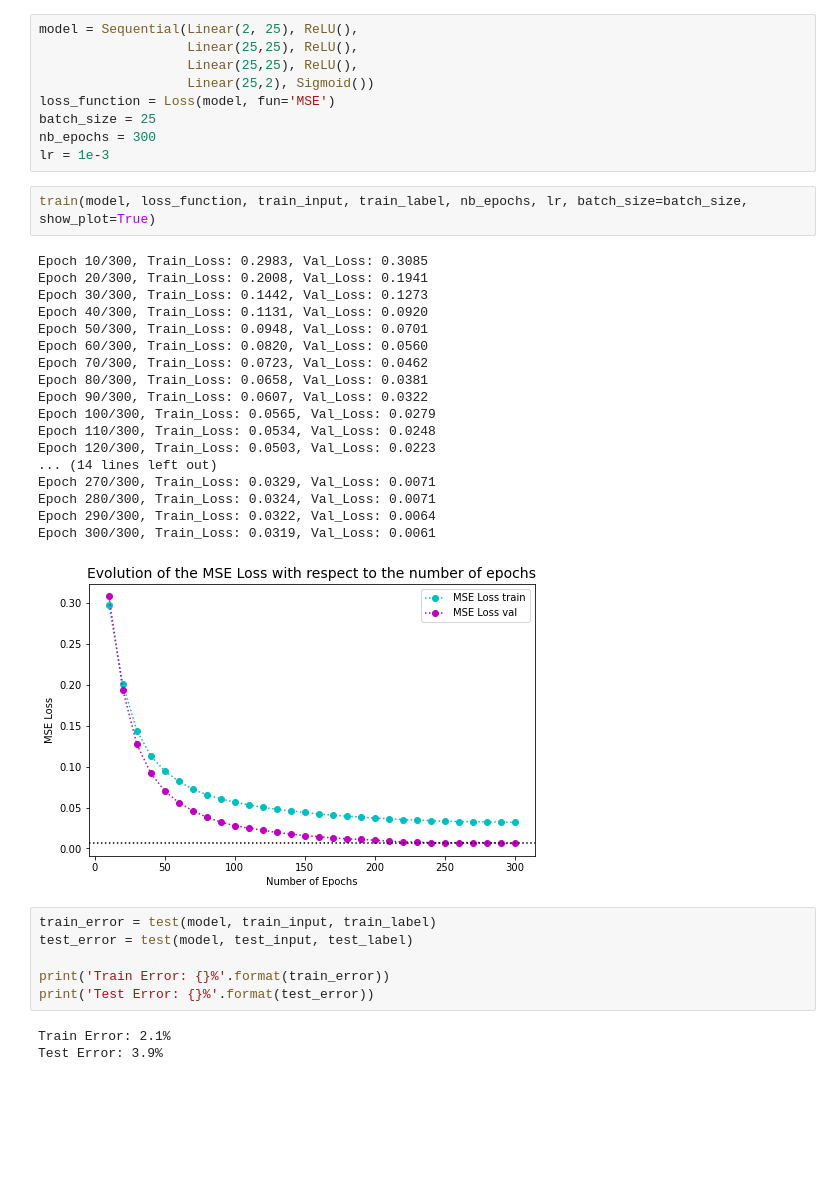
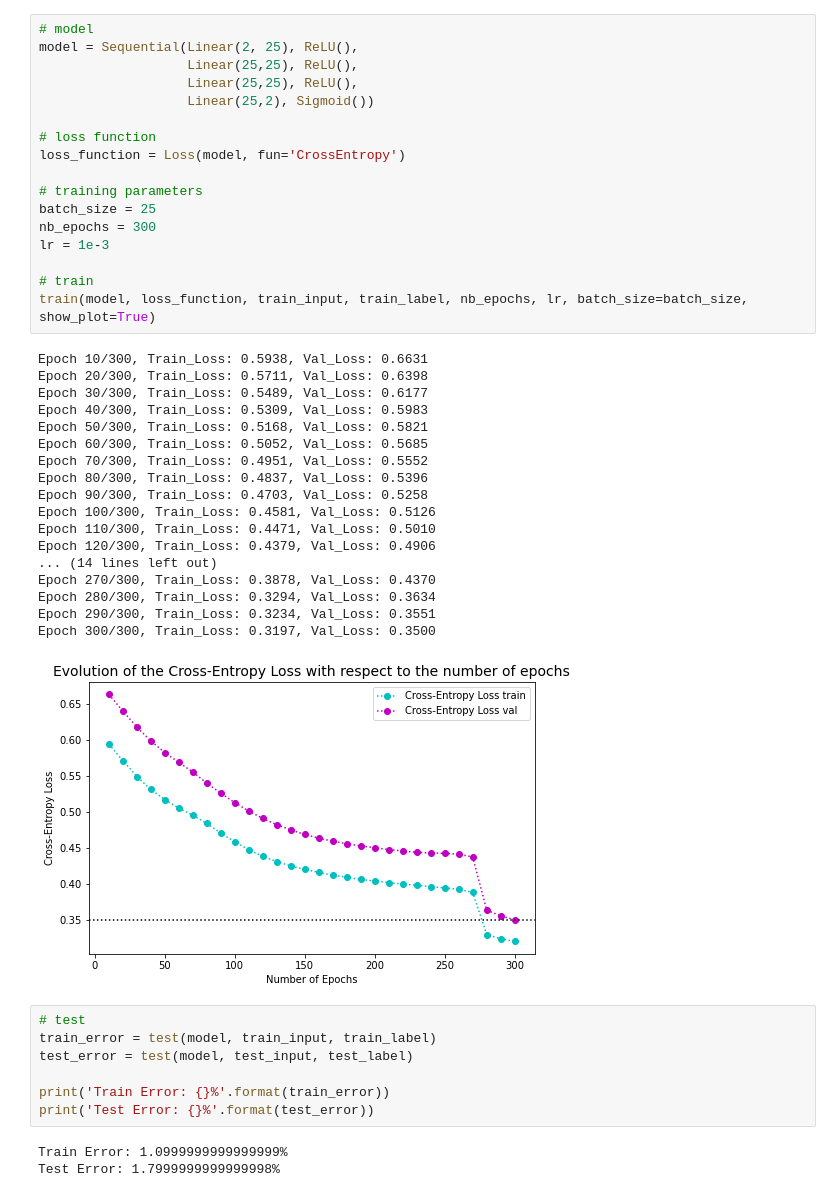
Before and after one commit to riccardocadei/deeplearning-framework, a Jupyter notebook: main.ipynb, the cells around one changed output. Saved outputs shown, nothing was run; the diff lists cells and outputs as text; blank space fills up the shorter version.

Commit message:
add plots, clean code

```diff
--- a/main.ipynb
+++ b/main.ipynb
@@ -16,42 +20,49 @@ test_input, test_label = generate_dataset_disk(plot=False)
 # %%
+# model
 model = Sequential(Linear(2, 25), ReLU(),
                    Linear(25,25), ReLU(),
                    Linear(25,25), ReLU(),
                    Linear(25,2), Sigmoid())
-loss_function = Loss(model, fun='MSE')
+
+# loss function
+loss_function = Loss(model, fun='CrossEntropy')
+
+# training parameters
 batch_size = 25
 nb_epochs = 300
 lr = 1e-3
+
+# train
+train(model, loss_function, train_input, train_label, nb_epochs, lr, batch_size=batch_size, show_plot=True)
+# %% [output]
+Epoch 10/300, Train_Loss: 0.5938, Val_Loss: 0.6631
+Epoch 20/300, Train_Loss: 0.5711, Val_Loss: 0.6398
+Epoch 30/300, Train_Loss: 0.5489, Val_Loss: 0.6177
+Epoch 40/300, Train_Loss: 0.5309, Val_Loss: 0.5983
+Epoch 50/300, Train_Loss: 0.5168, Val_Loss: 0.5821
+Epoch 60/300, Train_Loss: 0.5052, Val_Loss: 0.5685
+Epoch 70/300, Train_Loss: 0.4951, Val_Loss: 0.5552
+Epoch 80/300, Train_Loss: 0.4837, Val_Loss: 0.5396
+Epoch 90/300, Train_Loss: 0.4703, Val_Loss: 0.5258
+Epoch 100/300, Train_Loss: 0.4581, Val_Loss: 0.5126
+Epoch 110/300, Train_Loss: 0.4471, Val_Loss: 0.5010
+Epoch 120/300, Train_Loss: 0.4379, Val_Loss: 0.4906
+... (14 lines left out)
+Epoch 270/300, Train_Loss: 0.3878, Val_Loss: 0.4370
+Epoch 280/300, Train_Loss: 0.3294, Val_Loss: 0.3634
+Epoch 290/300, Train_Loss: 0.3234, Val_Loss: 0.3551
+Epoch 300/300, Train_Loss: 0.3197, Val_Loss: 0.3500
+[figure, added]
-# %%
-train(model, loss_function, train_input, train_label, nb_epochs, lr, batch_size=batch_size, show_plot=True)
-# %% [output]
-Epoch 10/300, Train_Loss: 0.2983, Val_Loss: 0.3085
-Epoch 20/300, Train_Loss: 0.2008, Val_Loss: 0.1941
-Epoch 30/300, Train_Loss: 0.1442, Val_Loss: 0.1273
-Epoch 40/300, Train_Loss: 0.1131, Val_Loss: 0.0920
-Epoch 50/300, Train_Loss: 0.0948, Val_Loss: 0.0701
-Epoch 60/300, Train_Loss: 0.0820, Val_Loss: 0.0560
-Epoch 70/300, Train_Loss: 0.0723, Val_Loss: 0.0462
-Epoch 80/300, Train_Loss: 0.0658, Val_Loss: 0.0381
-Epoch 90/300, Train_Loss: 0.0607, Val_Loss: 0.0322
-Epoch 100/300, Train_Loss: 0.0565, Val_Loss: 0.0279
-Epoch 110/300, Train_Loss: 0.0534, Val_Loss: 0.0248
-Epoch 120/300, Train_Loss: 0.0503, Val_Loss: 0.0223
-... (14 lines left out)
-Epoch 270/300, Train_Loss: 0.0329, Val_Loss: 0.0071
-Epoch 280/300, Train_Loss: 0.0324, Val_Loss: 0.0071
-Epoch 290/300, Train_Loss: 0.0322, Val_Loss: 0.0064
-Epoch 300/300, Train_Loss: 0.0319, Val_Loss: 0.0061
-[figure, removed]
 # %%
+# test
 train_error = test(model, train_input, train_label)
 test_error = test(model, test_input, test_label)
 
 print('Train Error: {}%'.format(train_error))
 print('Test Error: {}%'.format(test_error))
 # %% [output]
-Train Error: 2.1%
-Test Error: 3.9%
+Train Error: 1.0999999999999999%
+Test Error: 1.7999999999999998%
 # %%
 class ModelNoHoneHot():
     def __init__(self, model):
```
Also changed, not shown: parts of 5 cells of this notebook, 10 other files.
